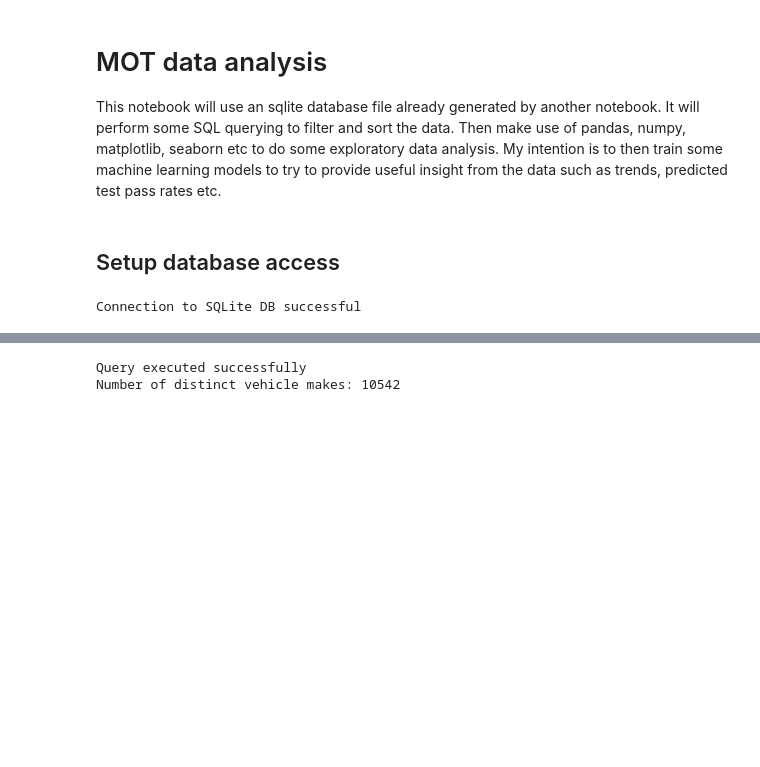
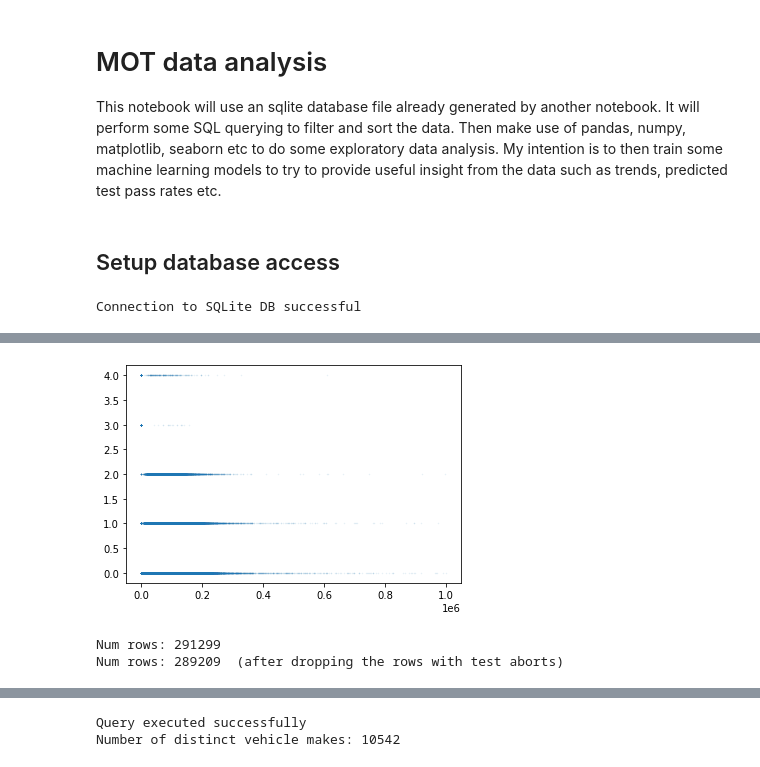
Before and after one commit to adin786/mot-data, a Jupyter notebook: eda.ipynb, the cells around one changed output, grey strips where cells are left out. Drawn from its saved outputs; the diff is of its cells as text; code cells hidden in the pictures; blank space fills up the shorter version.

```diff
--- a/eda.ipynb
+++ b/eda.ipynb
@@ -61,0 +130,7 @@ Number of entries in test_id are: 39310698
+# %%
+df = pd.read_sql_query('''
+SELECT * FROM mot1
+WHERE postcode_area LIKE "G"
+AND fuel_type LIKE "DI";
+''', connection)
+df
@@ -61,0 +151,16 @@ Number of entries in test_id are: 39310698
+# %%
+import matplotlib.pyplot as plt
+ax1 = plt.axes();
+ax1.plot(df['test_mileage'],df['test_result'],'.',markersize=1, alpha=0.1);
+# %% [output]
+[figure, added]
+# %%
+df_pass = df.copy()
+
+print('Num rows:',len(df_pass))
+
+df_pass = df_pass.drop(df[df['test_result'] > 2].index,axis=0)
+print('Num rows:',len(df_pass),' (after dropping the rows with test aborts)')
+# %% [output]
+Num rows: 291299
+Num rows: 289209  (after dropping the rows with test aborts)
```
Also changed, not shown: parts of 22 cells of this notebook.
